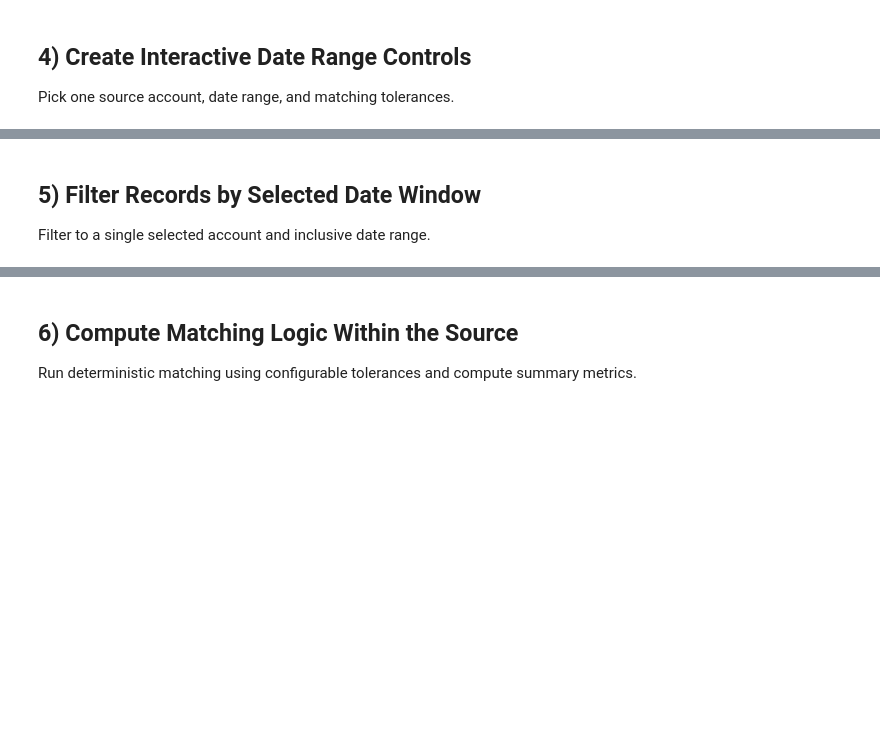
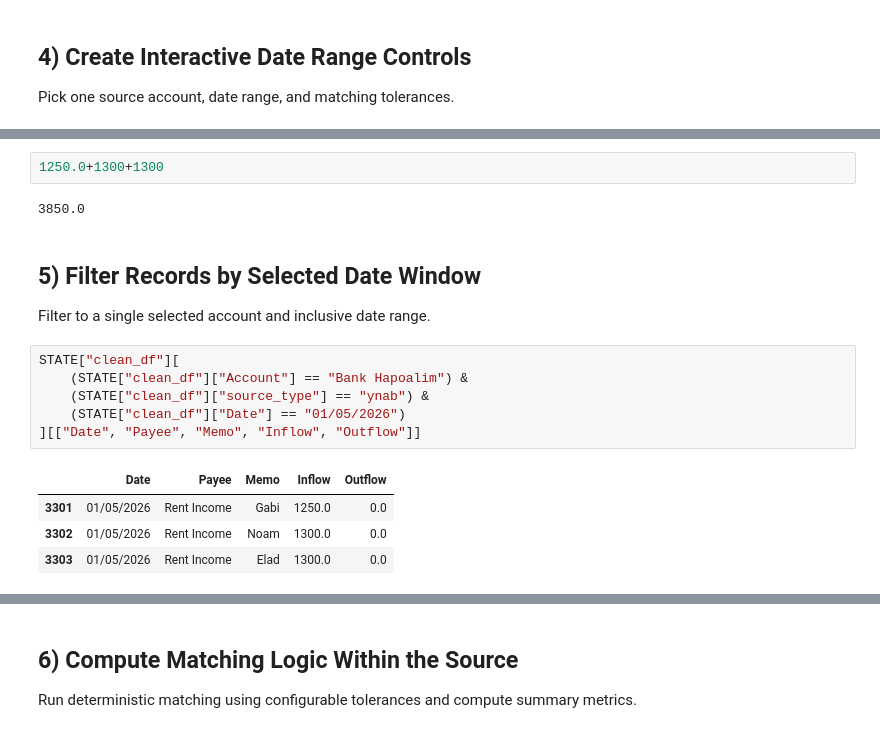
Before and after one commit to Shai2u/ynab-israel-consolidator, a Jupyter notebook: single_source_matching_map.ipynb, the cells around one changed output, grey strips where cells are left out. Saved outputs shown, nothing was run; the diff lists cells and outputs as text; blank space fills up the shorter version.

```diff
--- a/single_source_matching_map.ipynb
+++ b/single_source_matching_map.ipynb
@@ -208,9 +218,24 @@ display(
 )
 # %% [output]
 VBox(children=(HBox(children=(Dropdown(description='Source:', layout=Layout(width='420px'), options=('BIT (Ren…
+# %%
+1250.0+1300+1300
+# %% [output]
+3850.0
 # %% [markdown]
 ## 5) Filter Records by Selected Date Window
 Filter to a single selected account and inclusive date range.
+# %%
+STATE["clean_df"][
+    (STATE["clean_df"]["Account"] == "Bank Hapoalim") &
+    (STATE["clean_df"]["source_type"] == "ynab") &
+    (STATE["clean_df"]["Date"] == "01/05/2026")
+][["Date", "Payee", "Memo", "Inflow", "Outflow"]]
+# %% [output]
+|  | Date | Payee | Memo | Inflow | Outflow |
+| 3301 | 01/05/2026 | Rent Income | Gabi | 1250.0 | 0.0 |
+| 3302 | 01/05/2026 | Rent Income | Noam | 1300.0 | 0.0 |
+| 3303 | 01/05/2026 | Rent Income | Elad | 1300.0 | 0.0 |
 # %%
 def filter_single_source_by_date(df: pd.DataFrame, account: str, start_date, end_date) -> pd.DataFrame:
     if start_date is None or end_date is None:
```
Also changed, not shown: parts of 8 cells of this notebook, 1 other file.
